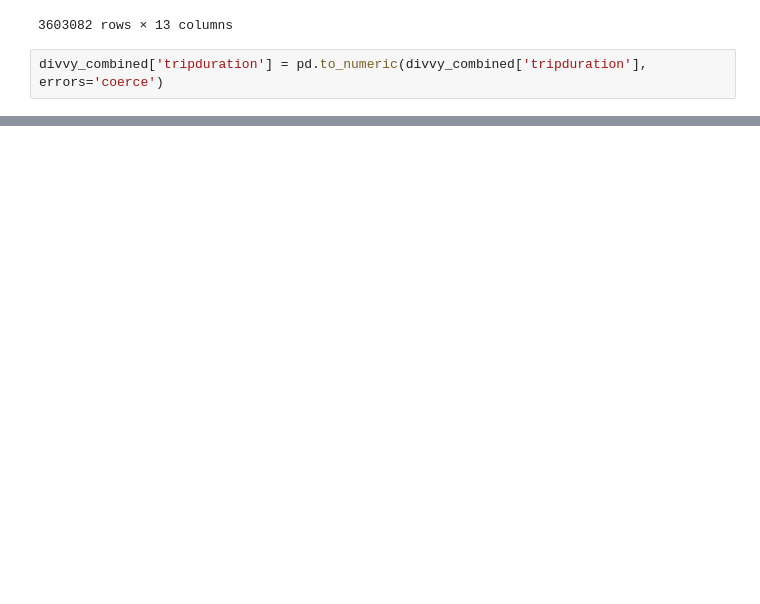
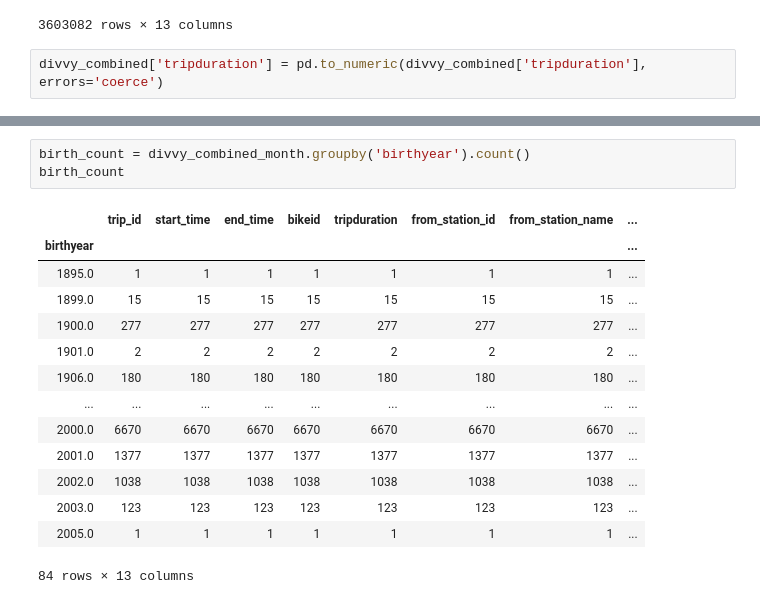
Before and after one commit to AlejandraRosa/Divvy_Project, a Jupyter notebook: Divvy_main.ipynb, the cells around one changed output, grey strips where cells are left out. Cells and saved outputs as stored; diff of their text form; blank space fills up the shorter version.

```diff
--- a/Divvy_main.ipynb
+++ b/Divvy_main.ipynb
@@ -624,0 +678,18 @@ from_station
+# %%
+birth_count = divvy_combined_month.groupby('birthyear').count()
+birth_count
+# %% [output]
+|  | trip_id | start_time | end_time | bikeid | tripduration | from_station_id | from_station_name | ... |
+| birthyear |  |  |  |  |  |  |  | ... |
+| 1895.0 | 1 | 1 | 1 | 1 | 1 | 1 | 1 | ... |
+| 1899.0 | 15 | 15 | 15 | 15 | 15 | 15 | 15 | ... |
+| 1900.0 | 277 | 277 | 277 | 277 | 277 | 277 | 277 | ... |
+| 1901.0 | 2 | 2 | 2 | 2 | 2 | 2 | 2 | ... |
+| 1906.0 | 180 | 180 | 180 | 180 | 180 | 180 | 180 | ... |
+| ... | ... | ... | ... | ... | ... | ... | ... | ... |
+| 2000.0 | 6670 | 6670 | 6670 | 6670 | 6670 | 6670 | 6670 | ... |
+| 2001.0 | 1377 | 1377 | 1377 | 1377 | 1377 | 1377 | 1377 | ... |
+| 2002.0 | 1038 | 1038 | 1038 | 1038 | 1038 | 1038 | 1038 | ... |
+| 2003.0 | 123 | 123 | 123 | 123 | 123 | 123 | 123 | ... |
+| 2005.0 | 1 | 1 | 1 | 1 | 1 | 1 | 1 | ... |
+84 rows × 13 columns
```
Also changed, not shown: parts of 8 cells of this notebook.
